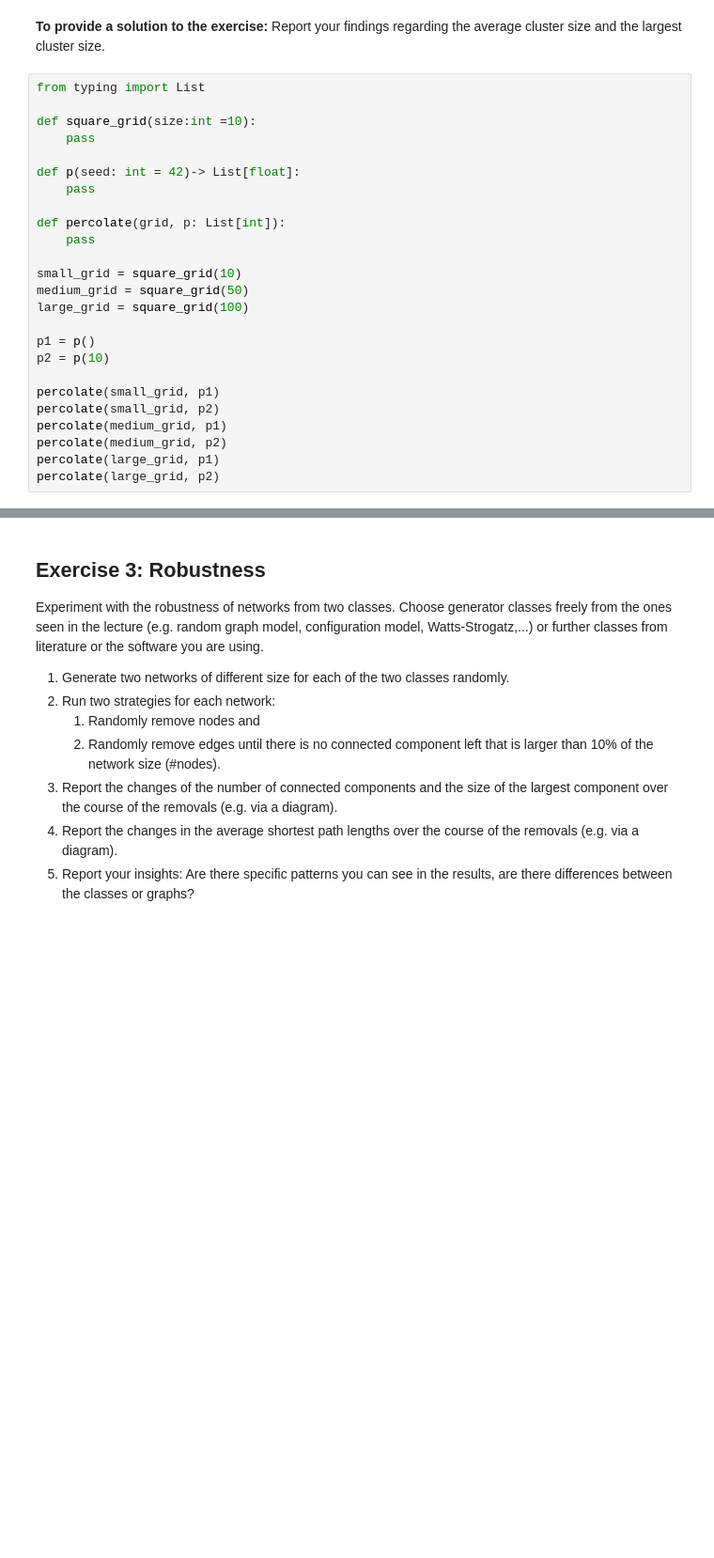
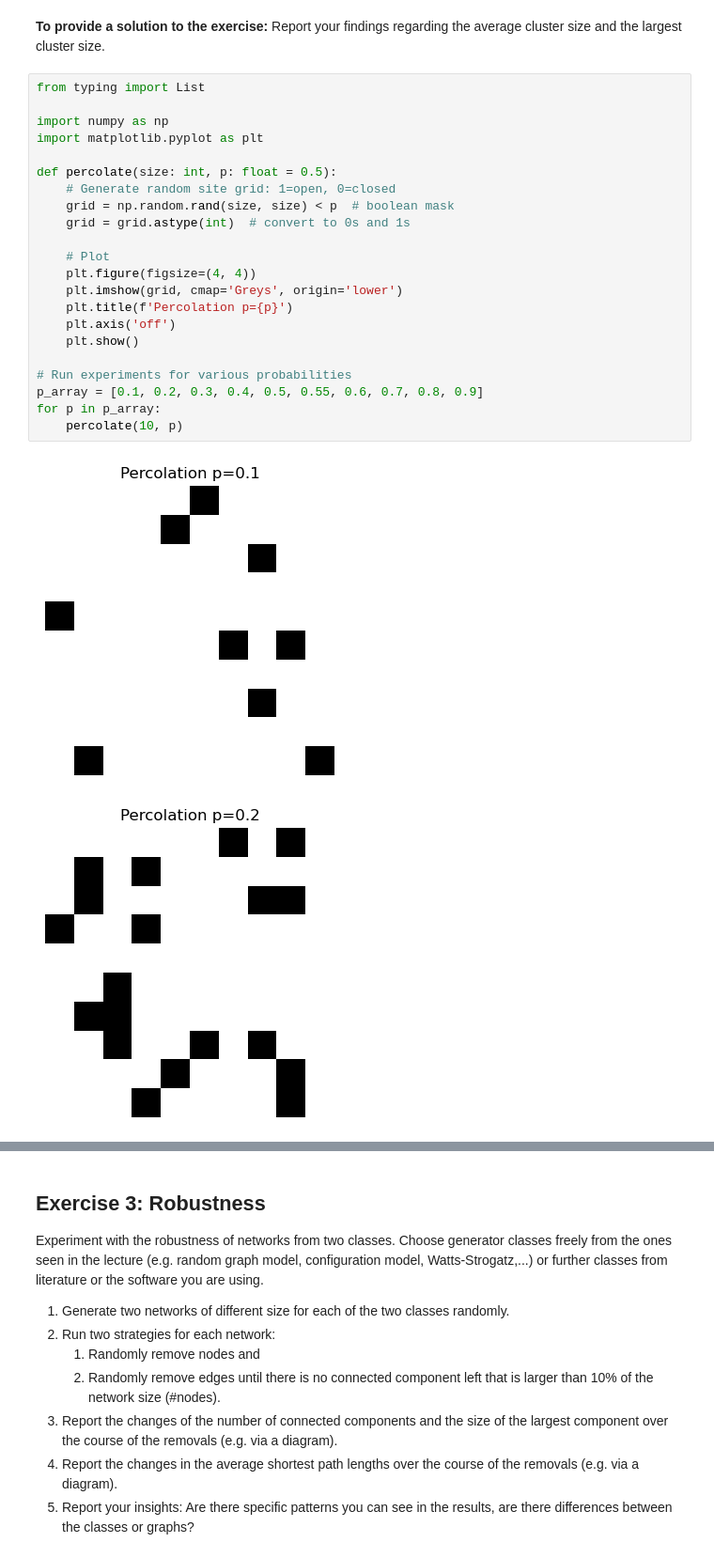
Before and after one commit to flupppi/EiPy, a Jupyter notebook: nbs/02_netana_ex05.ipynb, the cells around one changed output, grey strips where cells are left out. Shown at 94% size. Cells and saved outputs as stored; diff of their text form; blank space fills up the shorter version.

```diff
--- a/nbs/02_netana_ex05.ipynb
+++ b/nbs/02_netana_ex05.ipynb
@@ -48,25 +411,25 @@ Report your findings regarding the average cluster size and the largest cluster
 # %%
 from typing import List
 
-def square_grid(size:int =10):
-    pass
+import numpy as np
+import matplotlib.pyplot as plt
 
-def p(seed: int = 42)-> List[float]:
-    pass
+def percolate(size: int, p: float = 0.5):
+    # Generate random site grid: 1=open, 0=closed
+    grid = np.random.rand(size, size) < p  # boolean mask
+    grid = grid.astype(int)  # convert to 0s and 1s
 
-def percolate(grid, p: List[int]):
-    pass
+    # Plot
+    plt.figure(figsize=(4, 4))
+    plt.imshow(grid, cmap='Greys', origin='lower')
+    plt.title(f'Percolation p={p}')
+    plt.axis('off')
+    plt.show()
 
-small_grid = square_grid(10)
-medium_grid = square_grid(50)
-large_grid = square_grid(100)
-
-p1 = p()
-p2 = p(10)
-
-percolate(small_grid, p1)
-percolate(small_grid, p2)
-percolate(medium_grid, p1)
-percolate(medium_grid, p2)
-percolate(large_grid, p1)
-percolate(large_grid, p2)
+# Run experiments for various probabilities
+p_array = [0.1, 0.2, 0.3, 0.4, 0.5, 0.55, 0.6, 0.7, 0.8, 0.9]
+for p in p_array:
+    percolate(10, p)
+# %% [output]
+[figure, added]
+[figure, added]
```
Also changed, not shown: parts of 23 cells of this notebook, 1 other file.
